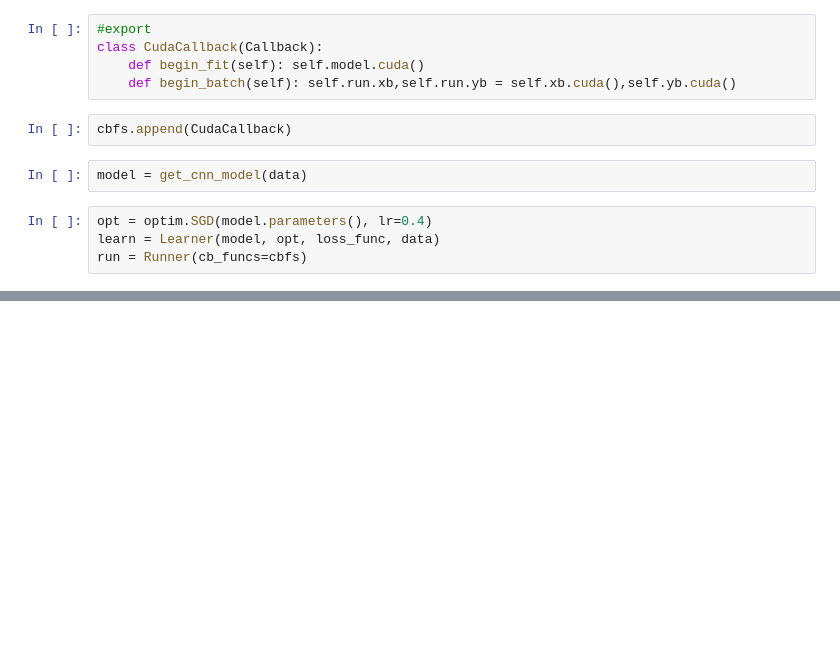
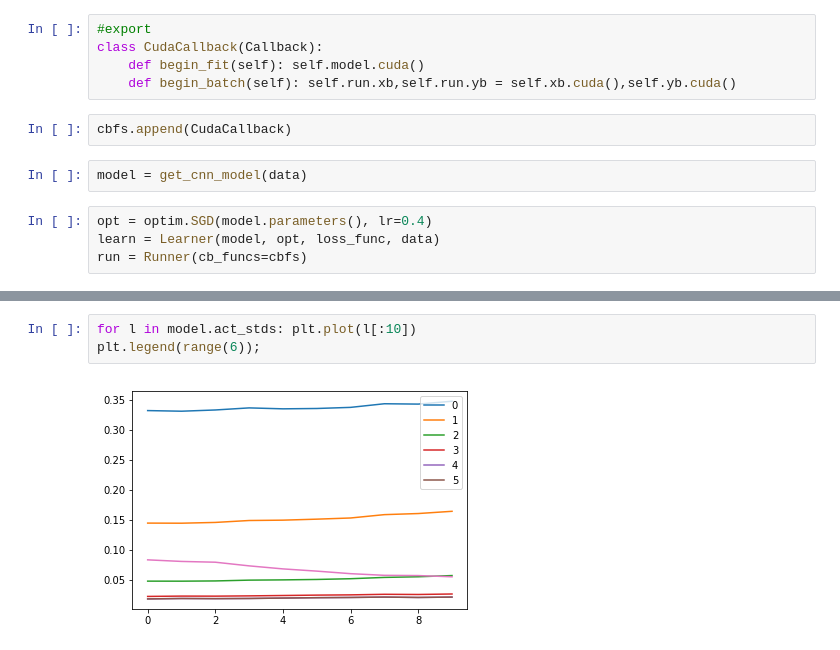
Before and after one commit to RaiAnant/fast.ai_dl2_notebooks, a Jupyter notebook: notebooks/dl2_fastai_lec10.ipynb, the cells around one changed output, grey strips where cells are left out. Saved outputs shown, nothing was run; the diff lists cells and outputs as text; blank space fills up the shorter version.

```diff
--- a/notebooks/dl2_fastai_lec10.ipynb
+++ b/notebooks/dl2_fastai_lec10.ipynb
@@ -515,0 +632,5 @@ Wall time: 9.71 s
+# %%
+for l in model.act_stds: plt.plot(l[:10])
+plt.legend(range(6));
+# %% [output]
+[figure, added]
```
Also changed, not shown: parts of 25 cells of this notebook.
